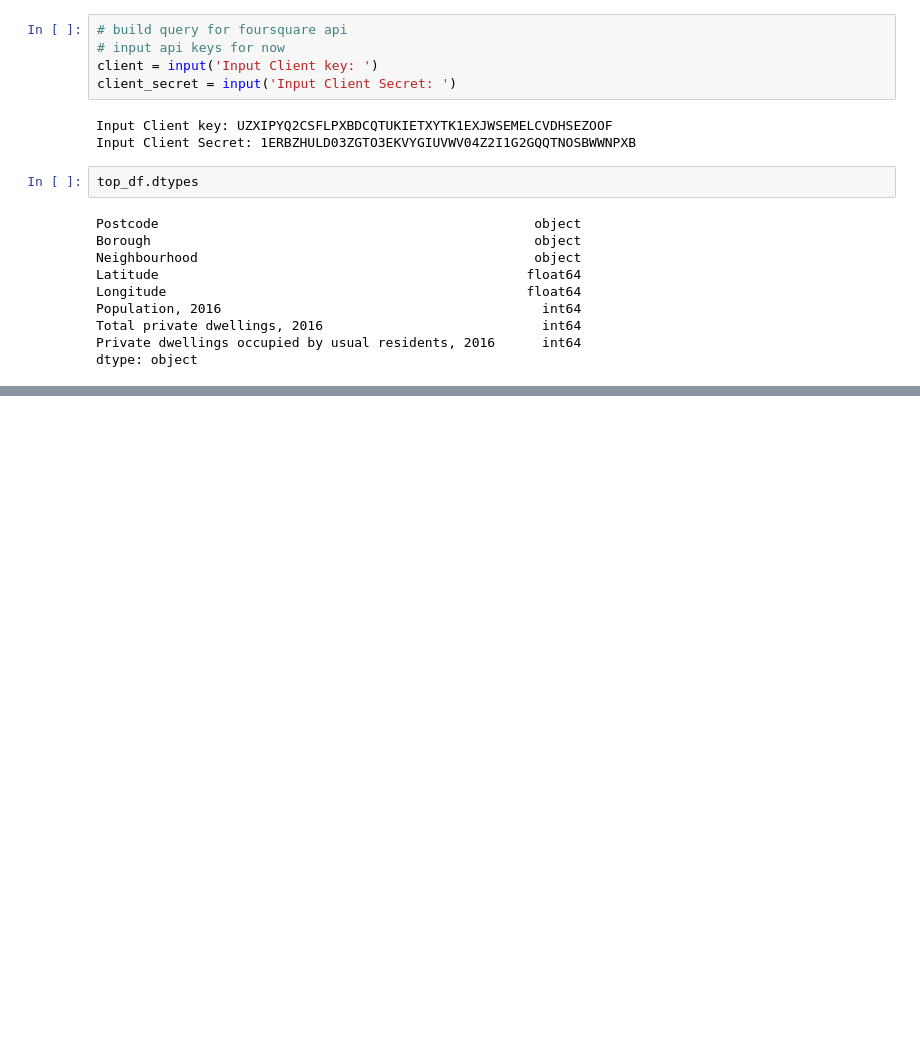
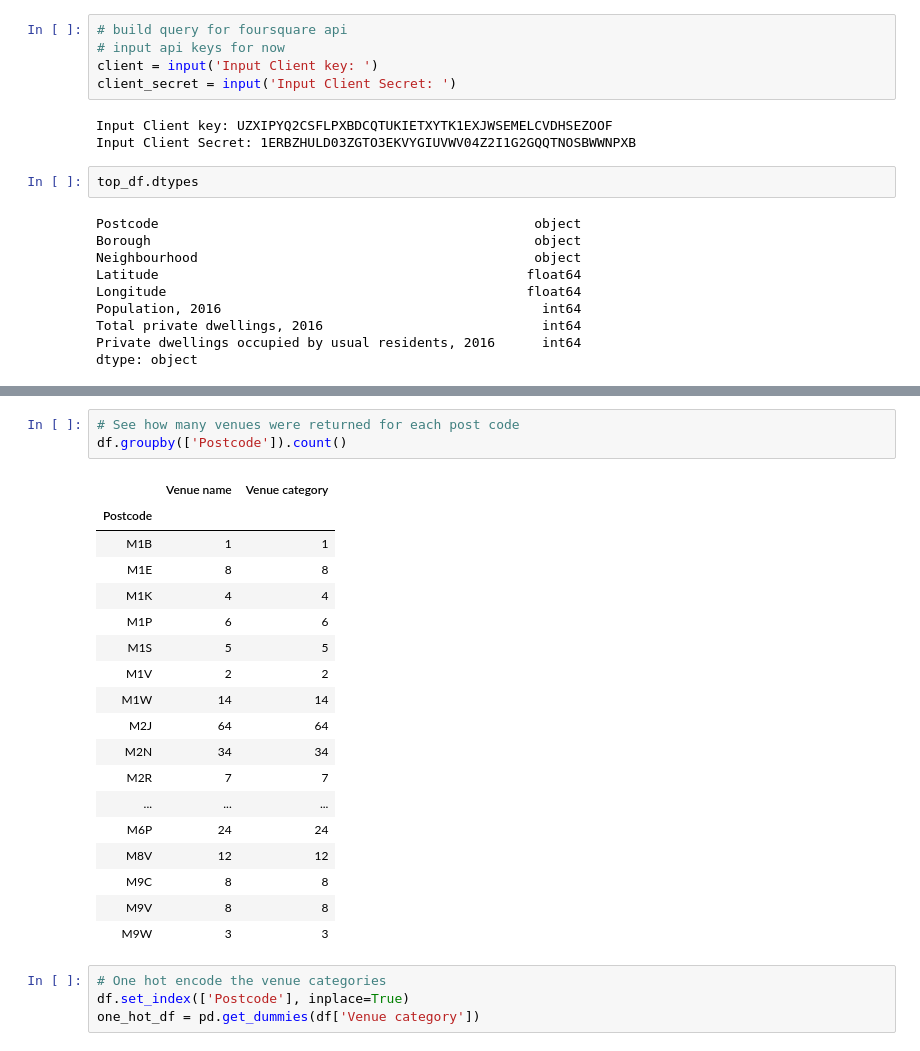
Before and after one commit to Ajstanley89/Battle-of-the-Neighborhoods, a Jupyter notebook: Clustering Toronto Neighborhoods.ipynb, the cells around one changed output, grey strips where cells are left out. Cells and saved outputs as stored; diff of their text form; blank space fills up the shorter version.

```diff
--- a/Clustering Toronto Neighborhoods.ipynb
+++ b/Clustering Toronto Neighborhoods.ipynb
@@ -447,0 +471,26 @@ def get_vendor_info(latitude, longitude, postcode, client_id, client_secret, rad
+# %%
+# See how many venues were returned for each post code
+df.groupby(['Postcode']).count()
+# %% [output]
+|  | Venue name | Venue category |
+| Postcode |  |  |
+| M1B | 1 | 1 |
+| M1E | 8 | 8 |
+| M1K | 4 | 4 |
+| M1P | 6 | 6 |
+| M1S | 5 | 5 |
+| M1V | 2 | 2 |
+| M1W | 14 | 14 |
+| M2J | 64 | 64 |
+| M2N | 34 | 34 |
+| M2R | 7 | 7 |
+| ... | ... | ... |
+| M6P | 24 | 24 |
+| M8V | 12 | 12 |
+| M9C | 8 | 8 |
+| M9V | 8 | 8 |
+| M9W | 3 | 3 |
+# %%
+# One hot encode the venue categories
+df.set_index(['Postcode'], inplace=True)
+one_hot_df = pd.get_dummies(df['Venue category'])
```
Also changed, not shown: parts of 16 cells of this notebook.
